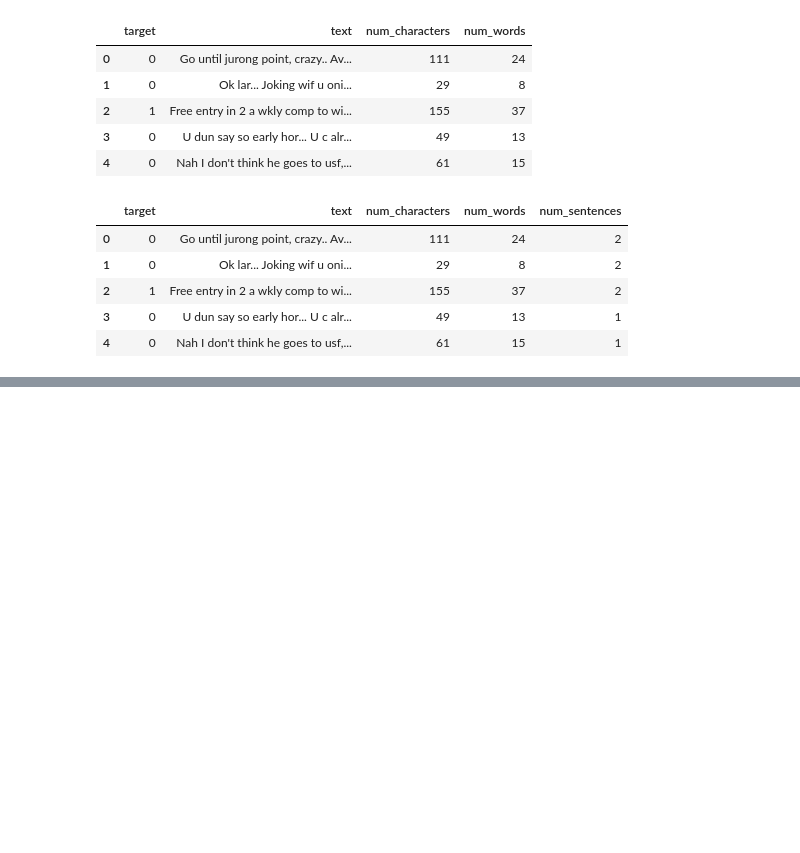
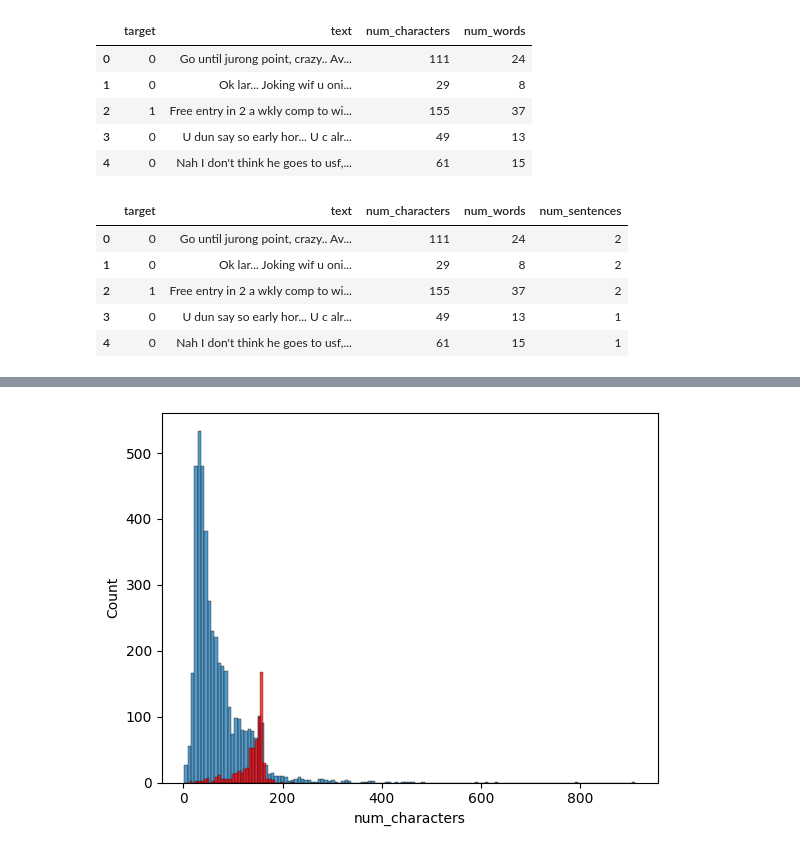
Before and after one commit to tanmoyghosh704-lang/SMS-SPAM-CLASSIFIER, a Jupyter notebook: sms_spam_classifier.ipynb, the cells around one changed output, grey strips where cells are left out. Drawn from its saved outputs; the diff is of its cells as text; code cells hidden in the pictures; blank space fills up the shorter version.

```diff
--- a/sms_spam_classifier.ipynb
+++ b/sms_spam_classifier.ipynb
@@ -158,0 +230,6 @@ df.head()
+# %%
+sns.histplot(df[df["target"]==0]["num_characters"])
+sns.histplot(df[df["target"]==1]["num_characters"],color="red")
+plt.show()
+# %% [output]
+[figure, added]
```
Also changed, not shown: parts of 35 cells of this notebook.
